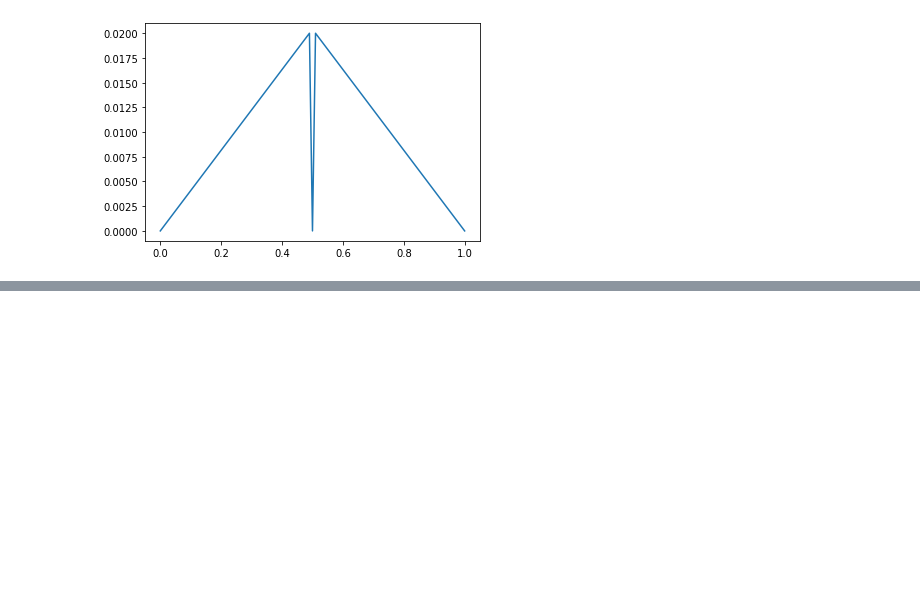
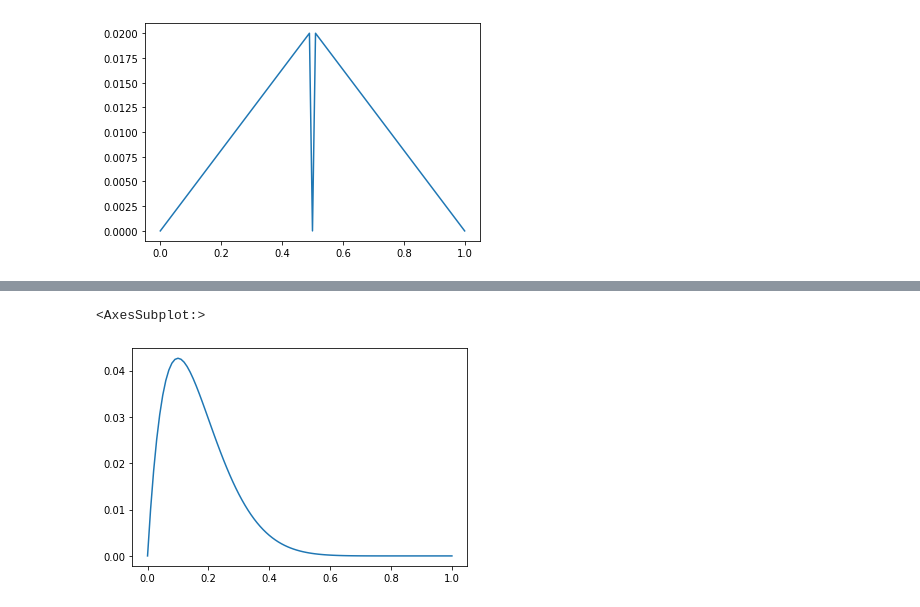
Before and after one commit to minstrel1149/think_bayes, a Jupyter notebook: Ch.10_Testing.ipynb, the cells around one changed output, grey strips where cells are left out. Saved outputs shown, nothing was run; the diff lists cells and outputs as text; code cells hidden in the pictures; blank space fills up the shorter version.

```diff
--- a/Ch.10_Testing.ipynb
+++ b/Ch.10_Testing.ipynb
@@ -61,0 +72,9 @@ biased_triangle.plot()
+# %%
+likelihood = {'W':xs, 'L':1 - xs}
+bandit = prior.copy()
+for outcome in 'WLLLLLLLLL':
+    update_machine(bandit, likelihood, outcome)
+bandit.plot()
+# %% [output]
+<AxesSubplot:>
+[figure, added]
```
Also changed, not shown: parts of 11 cells of this notebook, 3 other files.
